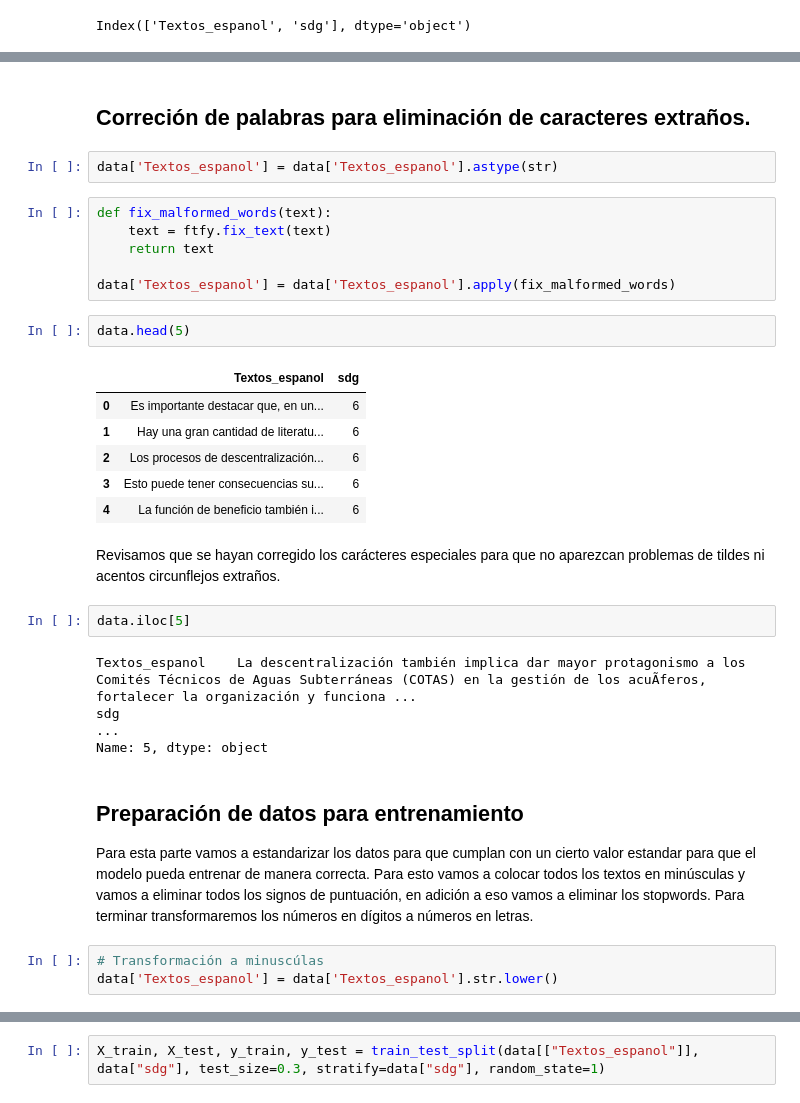
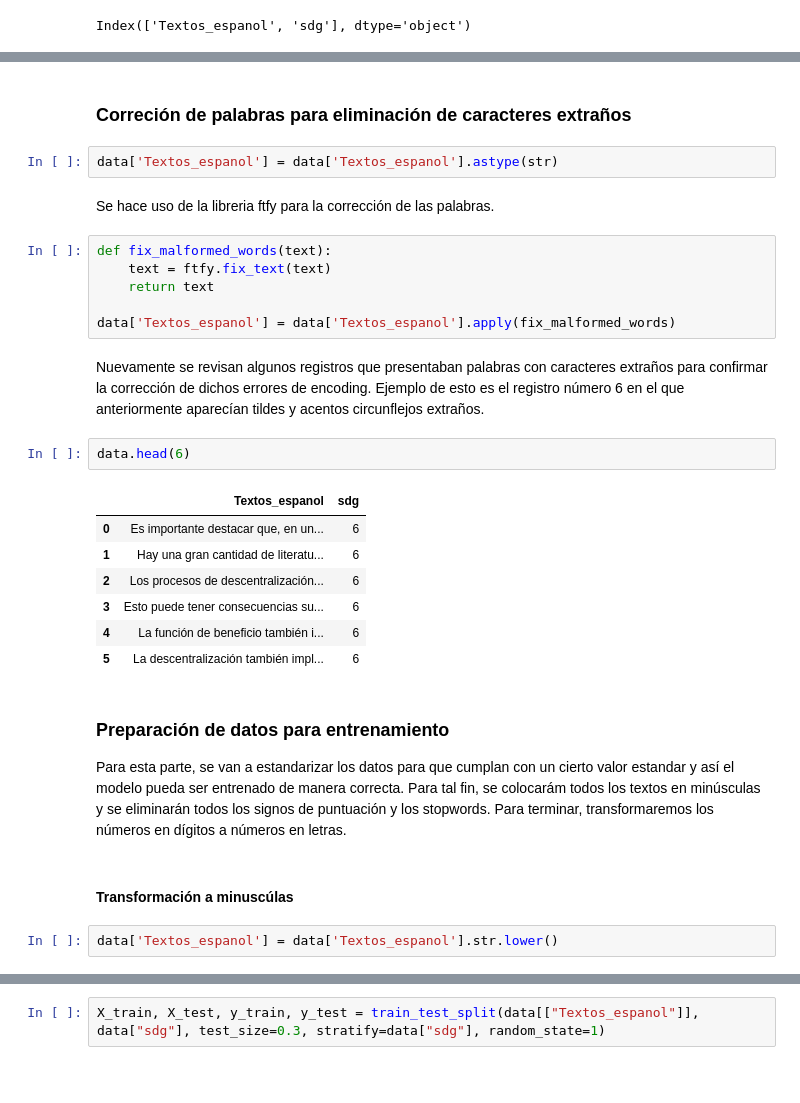
Before and after one commit to Buisness-Inteligence-Para-FashionPlace/Proyecto1, a Jupyter notebook: proyecto1.ipynb, the cells around one changed output, grey strips where cells are left out. Drawn from its saved outputs; the diff is of its cells as text; blank space fills up the shorter version.

```diff
--- a/proyecto1.ipynb
+++ b/proyecto1.ipynb
@@ -93,33 +135,31 @@ data.sample(5)
 # %% [markdown]
-## Correción de palabras para eliminación de caracteres extraños.
+### Correción de palabras para eliminación de caracteres extraños
 # %%
 data['Textos_espanol'] = data['Textos_espanol'].astype(str)
+# %% [markdown]
+Se hace uso de la libreria ftfy para la corrección de las palabras.
 # %%
 def fix_malformed_words(text):
     text = ftfy.fix_text(text)
     return text
 
 data['Textos_espanol'] = data['Textos_espanol'].apply(fix_malformed_words)
+# %% [markdown]
+Nuevamente se revisan algunos registros que presentaban palabras con caracteres extraños para confirmar la corrección de dichos errores de encoding. Ejemplo de esto es el registro número 6 en el que anteriormente aparecían tildes y acentos circunflejos extraños.
 # %%
-data.head(5)
+data.head(6)
 # %% [output]
 |  | Textos_espanol | sdg |
 | 0 | Es importante destacar que, en un... | 6 |
 | 1 | Hay una gran cantidad de literatu... | 6 |
 | 2 | Los procesos de descentralización... | 6 |
 | 3 | Esto puede tener consecuencias su... | 6 |
 | 4 | La función de beneficio también i... | 6 |
+| 5 | La descentralización también impl... | 6 |
-# %% [markdown]
-Revisamos que se hayan corregido los carácteres especiales para que no aparezcan problemas de tildes ni acentos circunflejos extraños.
-# %%
-data.iloc[5]
-# %% [output]
-Textos_espanol    La descentralización también implica dar mayor protagonismo a los Comités Técnicos de Aguas Subterráneas (COTAS) en la gestión de los acuÃferos, fortalecer la organización y funciona ...
-sdg                                                                                                                                                                                                      ...
-Name: 5, dtype: object
 # %% [markdown]
-## Preparación de datos para entrenamiento
-Para esta parte vamos a estandarizar los datos para que cumplan con un cierto valor estandar para que el modelo pueda entrenar de manera correcta. Para esto vamos a colocar todos los textos en minúsculas y vamos a eliminar todos los signos de puntuación, en adición a eso vamos a eliminar los stopwords. Para terminar transformaremos los números en dígitos a números en letras.
+### Preparación de datos para entrenamiento
+Para esta parte, se van a estandarizar los datos para que cumplan con un cierto valor estandar y así el modelo pueda ser entrenado de manera correcta. Para tal fin, se colocarám todos los textos en minúsculas y se eliminarán todos los signos de puntuación y los stopwords. Para terminar, transformaremos los números en dígitos a números en letras.
+# %% [markdown]
+#### Transformación a minuscúlas
 # %%
-# Transformación a minuscúlas
 data['Textos_espanol'] = data['Textos_espanol'].str.lower()
```
Also changed, not shown: parts of 51 cells of this notebook.
